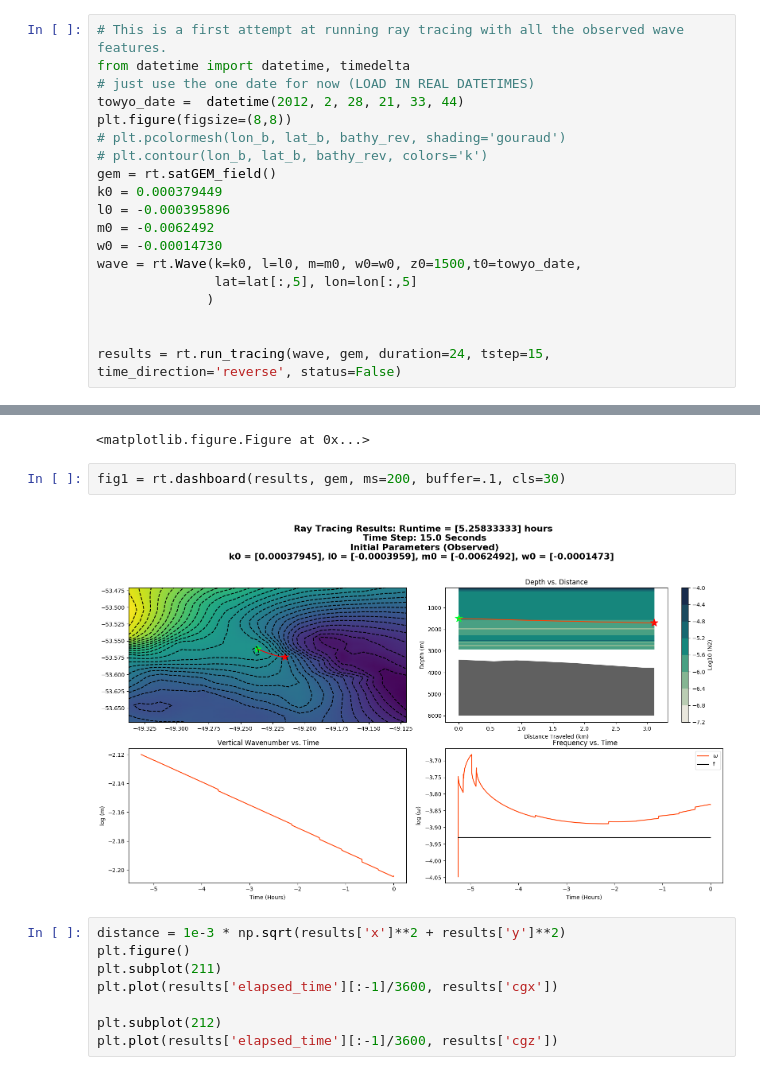
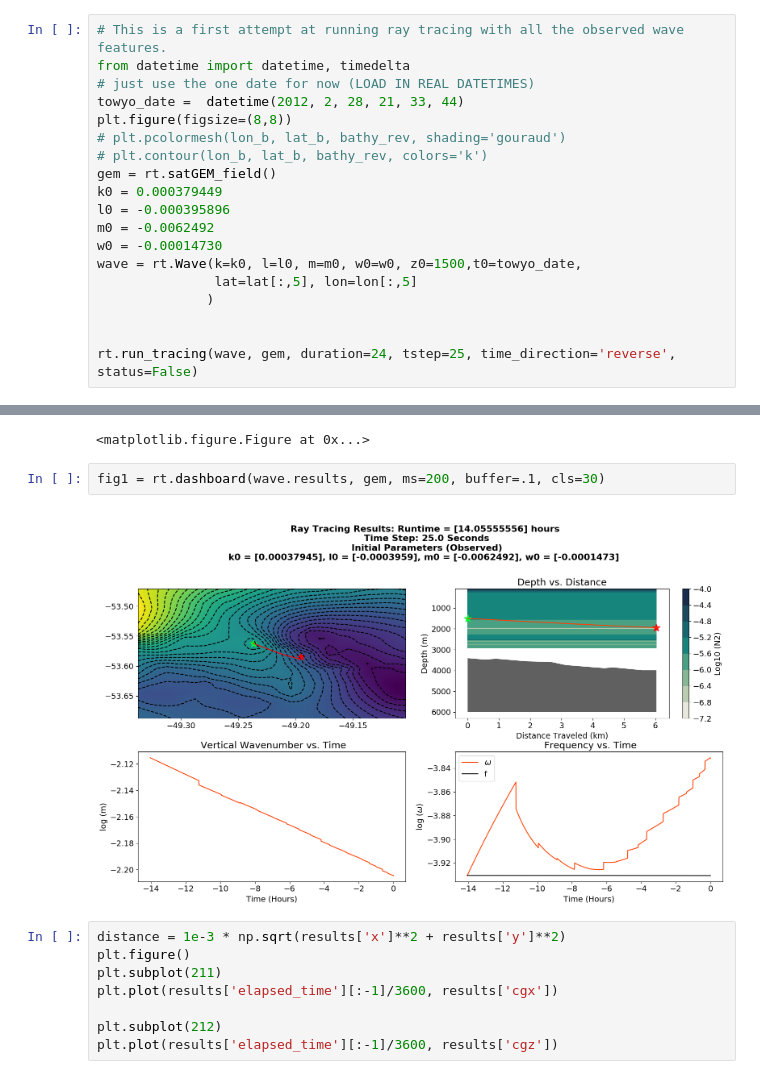
Before and after one commit to saltyPhysics/Lee_waves_dissertation, a Jupyter notebook: Dissertation Log.ipynb, the cells around one changed output, grey strips where cells are left out. Saved outputs shown, nothing was run; the diff lists cells and outputs as text.

Commit message:
Added doc strings to all the functions and changed run_tracing function to store results dictionary as an attribute on the wave used to run the ray tracing.

```diff
--- a/Dissertation Log.ipynb
+++ b/Dissertation Log.ipynb
@@ -615,14 +617,14 @@ wave = rt.Wave(k=k0, l=l0, m=m0, w0=w0, z0=1500,t0=towyo_date,
               )
 
 
-results = rt.run_tracing(wave, gem, duration=24, tstep=15, time_direction='reverse', status=False)
+rt.run_tracing(wave, gem, duration=24, tstep=25, time_direction='reverse', status=False)
 # %% [output]
 Wave Frequency below inertial Frequency
 <matplotlib.figure.Figure at 0x...>
 # %%
-fig1 = rt.dashboard(results, gem, ms=200, buffer=.1, cls=30)
+fig1 = rt.dashboard(wave.results, gem, ms=200, buffer=.1, cls=30)
 # %% [output]
-[figure, old version]
+[figure, new version]
 # %%
 distance = 1e-3 * np.sqrt(results['x']**2 + results['y']**2)
 plt.figure()
```
Also changed, not shown: parts of 11 cells of this notebook, 1 other file.
